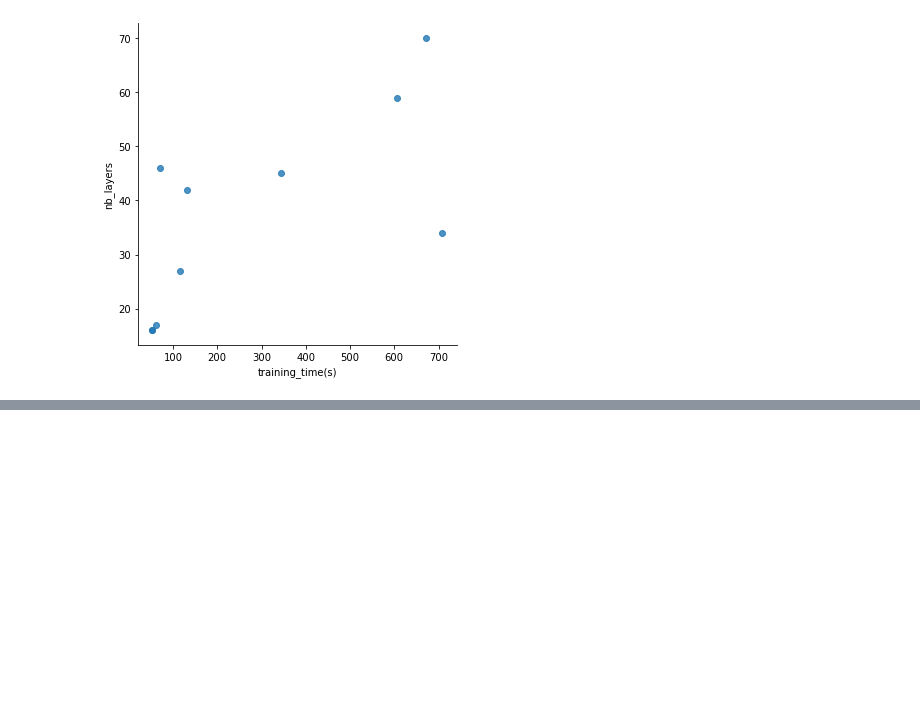
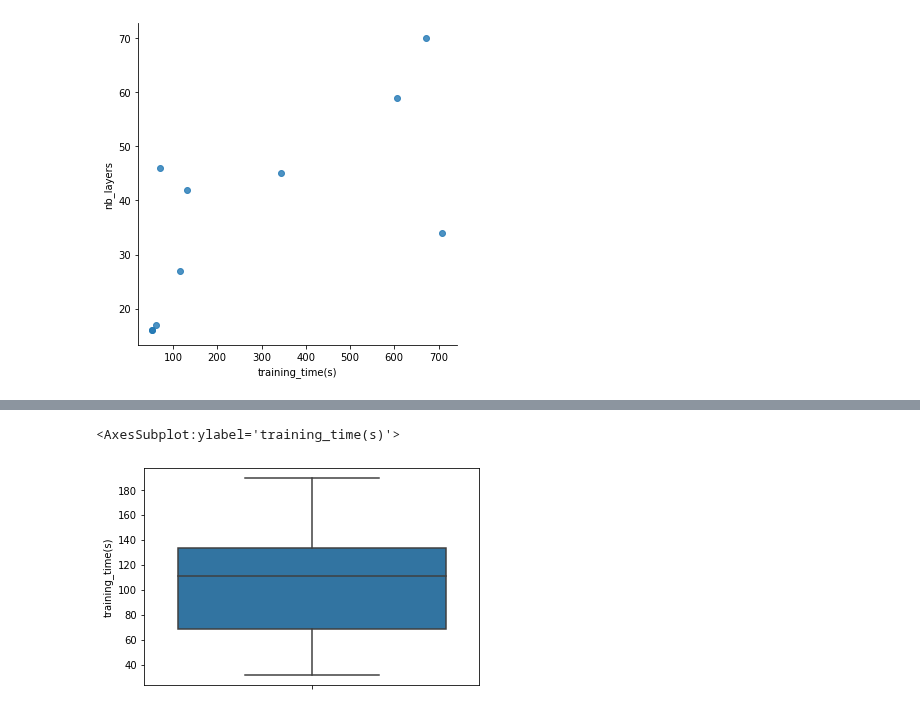
Before and after one commit to AntoineGr1/Memoire_code, a Jupyter notebook: Analyse_resnet_gen_result.ipynb, the cells around one changed output, grey strips where cells are left out. Cells and saved outputs as stored; diff of their text form; code cells hidden in the pictures; blank space fills up the shorter version.

```diff
--- a/Analyse_resnet_gen_result.ipynb
+++ b/Analyse_resnet_gen_result.ipynb
@@ -262,0 +284,5 @@ sns.lmplot(
+# %%
+sns.boxplot(y='training_time(s)', data=test5)
+# %% [output]
+<AxesSubplot:ylabel='training_time(s)'>
+[figure, added]
```
Also changed, not shown: parts of 9 cells of this notebook, 36 other files.
